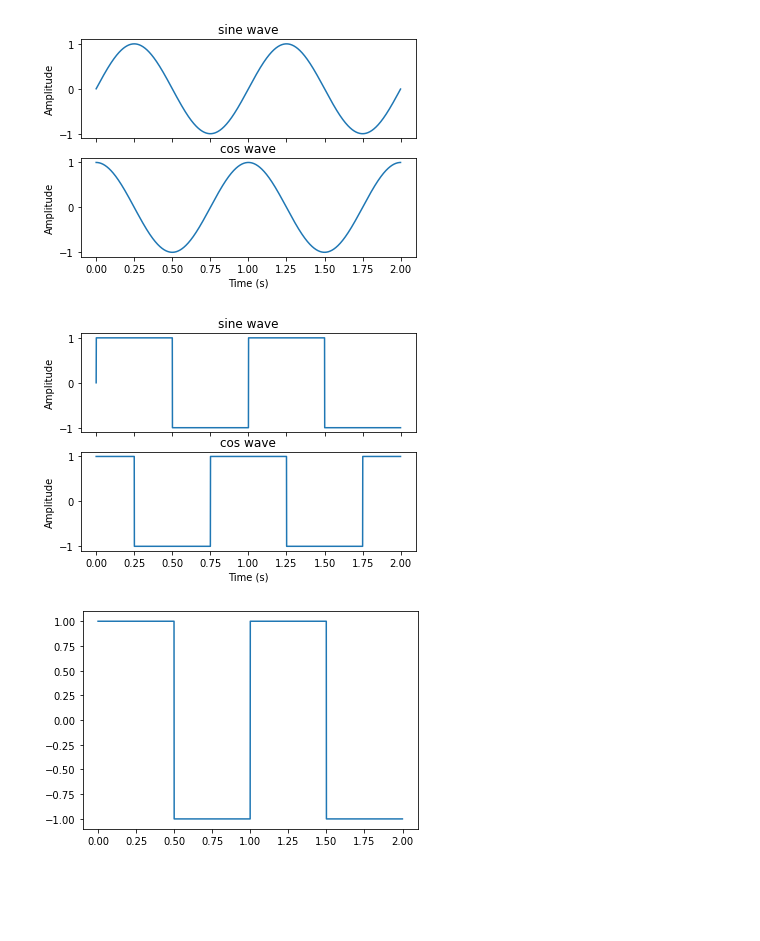
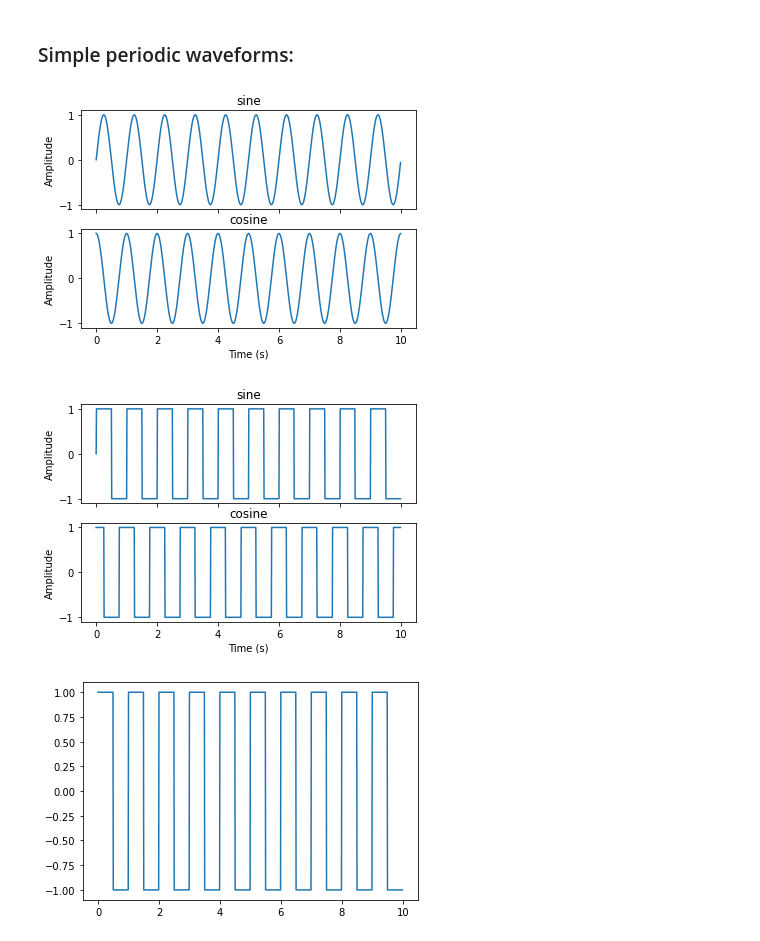
Before and after one commit to soorajsunil/Signal-Analysis, a Jupyter notebook: Python/waveforms.ipynb, the cells around one changed output. Saved outputs shown, nothing was run; the diff lists cells and outputs as text; code cells hidden in the pictures; blank space fills up the shorter version.

Commit message:
new waveforms in waveforms.ipynb

```diff
--- a/Python/waveforms.ipynb
+++ b/Python/waveforms.ipynb
@@ -10,15 +1,29 @@ t = np.arange(0,Ns)*Ts # time vector
+# %% [markdown]
+### Simple periodic waveforms:
 # %%
+import numpy as np
+import matplotlib.pyplot as plt
+
 # signal properties
+f = 1    # frequency in Hz
 a = 1    # amplitude
 phi = 0  # phase in rad
-f  = 1   # frequency in Hz
+
+# sampling
+signal_duration = 10  # in secs
+sampling_period = 0.01
+sampling_frequency = 1/sampling_period  # in Hertz
+
+tmax = signal_duration*sampling_frequency  # max time
+t = np.arange(0,tmax)*sampling_period # time vector
 
 def plot_sinusoid(t, st, ct):
+    # helper function to plot sinusoids
     fig, axs = plt.subplots(2)
     axs[0].plot(t, st)
-    axs[0].set_title('sine wave')
+    axs[0].set_title('sine')
     axs[1].plot(t, ct)
-    axs[1].set_title('cos wave')
+    axs[1].set_title('cosine')
 
     for ax in axs.flat:
         ax.set(xlabel='Time (s)', ylabel='Amplitude')
@@ -27,23 +32,23 @@ def plot_sinusoid(t, st, ct):
     for ax in axs.flat:
         ax.label_outer()
 # %%
-# sinusoid
+# sinusoids
 st = a*np.sin(2*np.pi*f*t + phi)
 ct = a*np.cos(2*np.pi*f*t + phi)
 plot_sinusoid(t, st, ct)
 # %% [output]
-[figure, old version]
+[figure, new version]
 # %%
 # square wave using sign function
-st = np.sign(a*np.sin(2*np.pi*f*t + phi))
-ct = np.sign(a*np.cos(2*np.pi*f*t + phi))
+st = a*np.sign(np.sin(2*np.pi*f*t + phi))
+ct = a*np.sign(np.cos(2*np.pi*f*t + phi))
 plot_sinusoid(t, st, ct)
 # %% [output]
-[figure, old version]
+[figure, new version]
 # %%
 # square wave using floor function
-xt = 2*(2*np.floor(f*t) - np.floor(2*f*t)) + 1
+xt = a*(2*(2*np.floor(f*t) - np.floor(2*f*t)) + 1)
 plt.plot(t,xt)
 plt.show()
 # %% [output]
-[figure, old version]
+[figure, new version]
```
Also changed, not shown: parts of 2 cells of this notebook.
